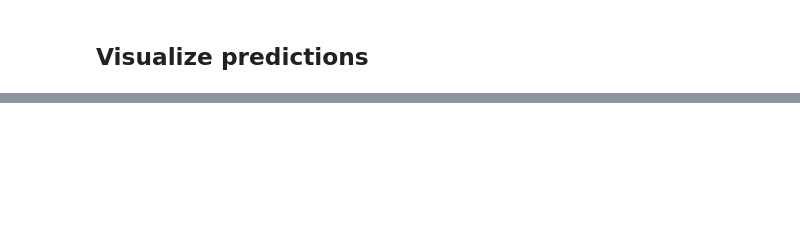
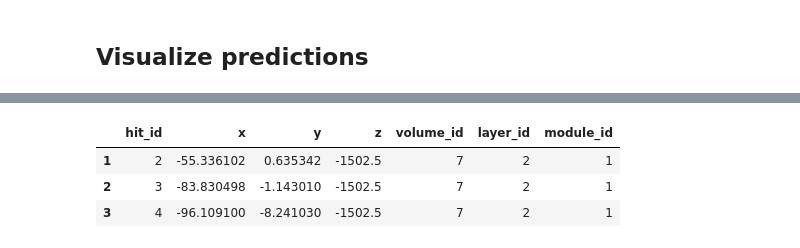
Before and after one commit to xju2/heptrkx-gnn-tracking, a Jupyter notebook: notebooks/GNNEvaluation.ipynb, the cells around one changed output, grey strips where cells are left out. Saved outputs shown, nothing was run; the diff lists cells and outputs as text; code cells hidden in the pictures; blank space fills up the shorter version.

```diff
--- a/notebooks/GNNEvaluation.ipynb
+++ b/notebooks/GNNEvaluation.ipynb
@@ -220,0 +397,8 @@ Wall time: 5min 39s
+# %%
+cuts = hits['hit_id'].map(lambda x: x in [2, 3, 4])
+hits[cuts]
+# %% [output]
+|  | hit_id | x | y | z | volume_id | layer_id | module_id |
+| 1 | 2 | -55.336102 | 0.635342 | -1502.5 | 7 | 2 | 1 |
+| 2 | 3 | -83.830498 | -1.143010 | -1502.5 | 7 | 2 | 1 |
+| 3 | 4 | -96.109100 | -8.241030 | -1502.5 | 7 | 2 | 1 |
```
Also changed, not shown: parts of 38 cells of this notebook, 3 other files.
